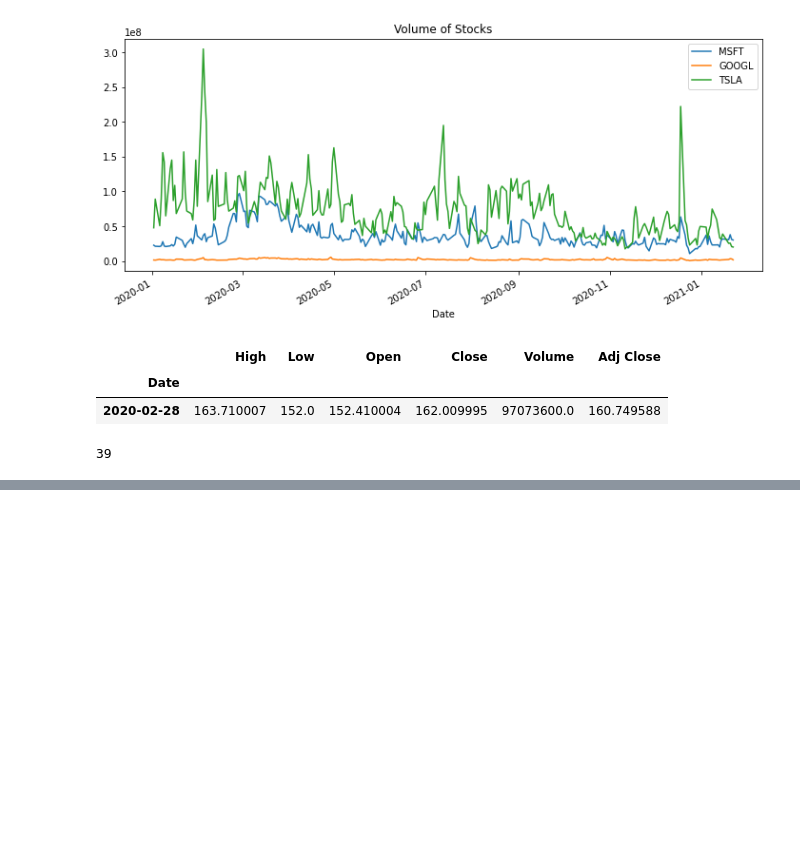
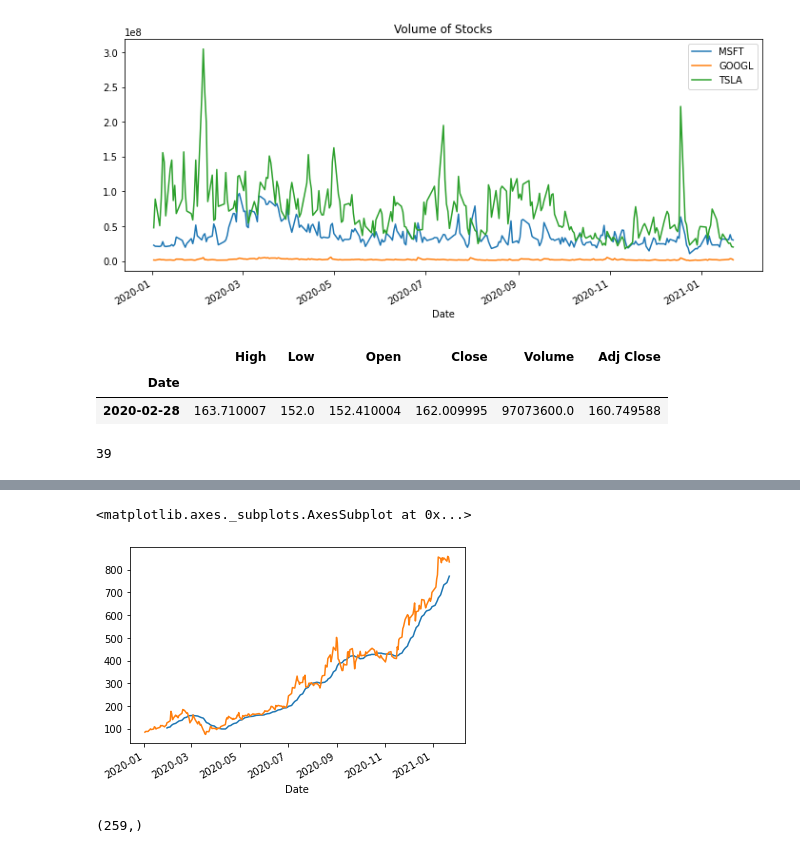
Before and after one commit to tszabad/FCC_dataanalytics, a Jupyter notebook: stock_analysis.ipynb, the cells around one changed output, grey strips where cells are left out. Saved outputs shown, nothing was run; the diff lists cells and outputs as text; code cells hidden in the pictures; blank space fills up the shorter version.

```diff
--- a/stock_analysis.ipynb
+++ b/stock_analysis.ipynb
@@ -54,0 +58,7 @@ msft["Open"].iloc[30:50].plot()
+# %%
+tesla["rollavg"] = tesla["Open"].rolling(20).mean()
+tesla["rollavg"].plot()
+tesla["Open"].plot()
+# %% [output]
+<matplotlib.axes._subplots.AxesSubplot at 0x...>
+[figure, added]
@@ -54,0 +71,4 @@ msft["Open"].iloc[30:50].plot()
+# %%
+train.shape
+# %% [output]
+(259,)
```
Also changed, not shown: parts of 9 cells of this notebook.
